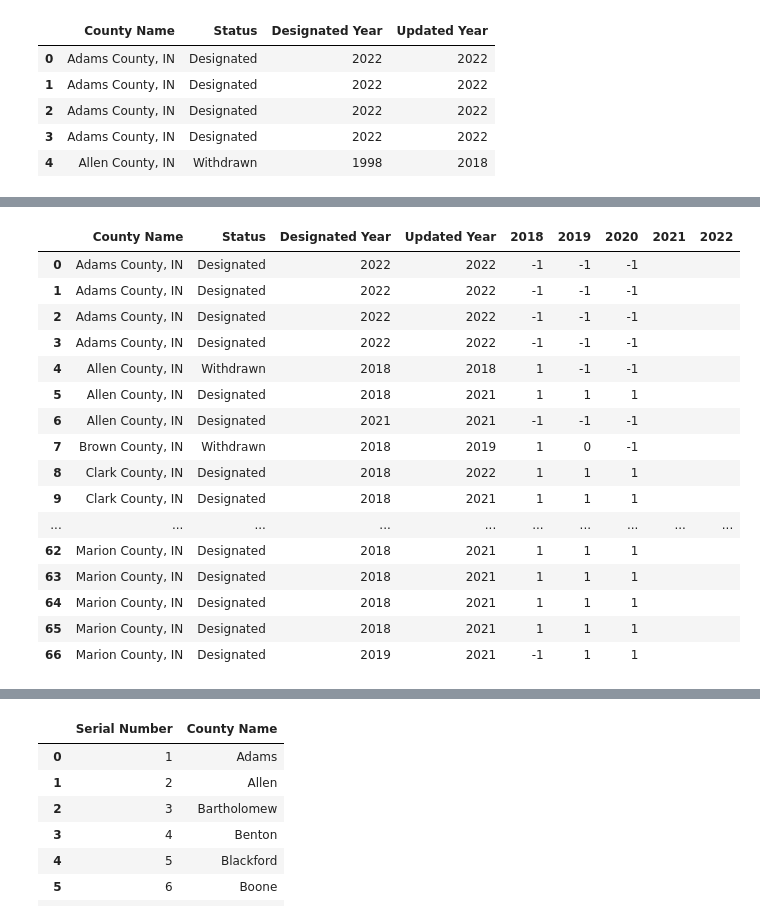
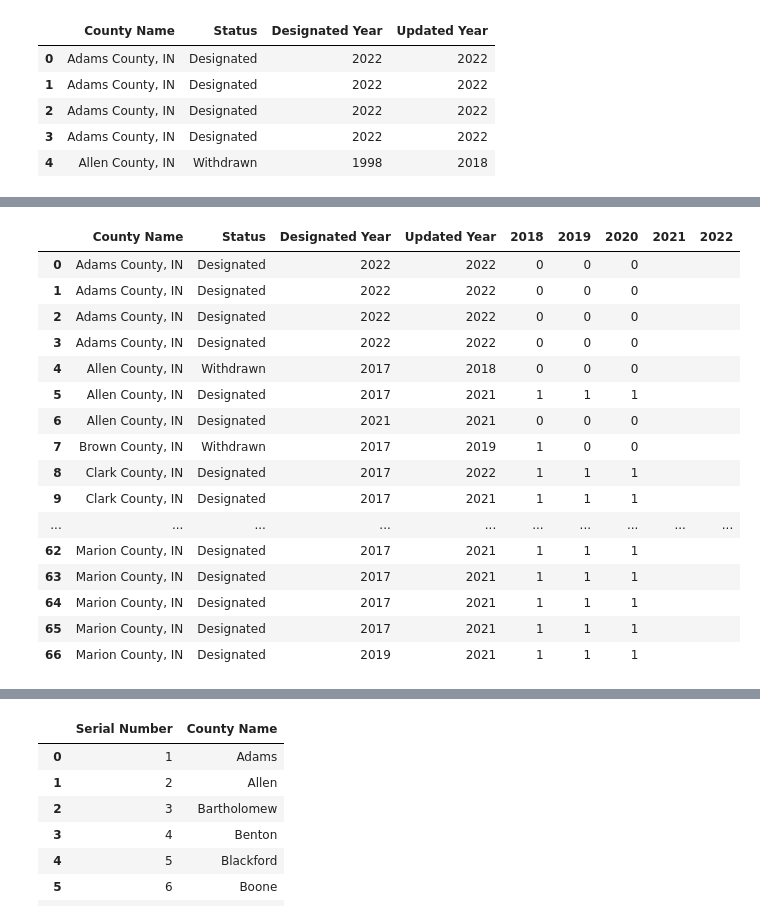
Before and after one commit to cpokala/DPSA-and-HPV-in-Indiana-, a Jupyter notebook: DPSA_and_HPV.ipynb, the cells around one changed output, grey strips where cells are left out. Saved outputs shown, nothing was run; the diff lists cells and outputs as text; code cells hidden in the pictures.

```diff
--- a/DPSA_and_HPV.ipynb
+++ b/DPSA_and_HPV.ipynb
@@ -129,6 +119,6 @@ new_dpsa_table
 100 rows × 9 columns
 # %%
 #Since we need data from 2018, if it was designated bedore that and is still designated, we will take minimum year as 2018.
-new_dpsa_table['Designated Year']=new_dpsa_table['Designated Year'].where(new_dpsa_table['Designated Year'] > 2018, 2018)
+new_dpsa_table['Designated Year']=new_dpsa_table['Designated Year'].where(new_dpsa_table['Designated Year'] > 2018, 2017)
 new_dpsa_table.head(30)
 # %% [output]
@@ -165,8 +150,21 @@ def individual_year_data(rows):
     return 1
   elif (rows['Updated Year']==check_year) and (rows['Status']=='Designated'):
     return 1
+  elif (rows['Updated Year']< check_year) and (rows['Status']=='Designated'):
+    return 1
+  elif (rows['Updated Year'] > check_year) and (rows['Status']=='Designated')  and (rows['Updated Year'] > rows['Designated Year']):
+    return 1
+  elif (rows['Updated Year'] > check_year) and (rows['Status']=='Withdrawn')  and (rows['Updated Year'] > rows['Designated Year']):
+    return 0
   elif (rows['Updated Year']==check_year) and (rows['Status']=='Withdrawn'):
     return 0
+  elif (rows['Updated Year']< check_year) and (rows['Status']=='Withdrawn'):
+    return 0
+  elif ( (rows['Updated Year']> check_year) and  (rows['Designated Year'] > check_year) and (rows['Status']=='Designated')  ):
+    return 0
+  elif ( (rows['Updated Year']> check_year) and  (rows['Designated Year'] > check_year)  and  (rows['Designated Year'] < rows['Updated Year']) and (rows['Status']=='Withdrawn')  ):
+    return 1
+
   else:
     return -1
 
@@ -201,5 +194,5 @@ See the caveats in the documentation: https://pandas.pydata.org/pandas-docs/stab
 # %%
-
+# To get data for 2019:
 # Define the function to apply
 def individual_year_data(rows):
   check_year=2019
@@ -209,8 +202,21 @@ def individual_year_data(rows):
     return 1
   elif (rows['Updated Year']==check_year) and (rows['Status']=='Designated'):
     return 1
+  elif (rows['Updated Year']< check_year) and (rows['Status']=='Designated'):
+    return 1
+  elif (rows['Updated Year'] > check_year) and (rows['Status']=='Designated')  and (rows['Updated Year'] > rows['Designated Year']):
+    return 1
+  elif (rows['Updated Year'] > check_year) and (rows['Status']=='Withdrawn')  and (rows['Updated Year'] > rows['Designated Year']):
+    return 0
   elif (rows['Updated Year']==check_year) and (rows['Status']=='Withdrawn'):
     return 0
+  elif (rows['Updated Year']< check_year) and (rows['Status']=='Withdrawn'):
+    return 0
+  elif ( (rows['Updated Year']> check_year) and  (rows['Designated Year'] > check_year) and (rows['Status']=='Designated')  ):
+    return 0
+  elif ( (rows['Updated Year']> check_year) and  (rows['Designated Year'] > check_year)  and  (rows['Designated Year'] < rows['Updated Year']) and (rows['Status']=='Withdrawn')  ):
+    return 1
+
   else:
     return -1
 
@@ -240,40 +246,53 @@ new_dpsa_table.head(60)
 # %%
-
+# To get data for 2020:
 # Define the function to apply
 def individual_year_data(rows):
   check_year=2020
   if rows['Designated Year']==check_year:
     return 1
   elif rows['Designated Year']<check_year and check_year< rows['Updated Year']:
     return 1
   elif (rows['Updated Year']==check_year) and (rows['Status']=='Designated'):
     return 1
+  elif (rows['Updated Year']< check_year) and (rows['Status']=='Designated'):
+    return 1
+  elif (rows['Updated Year'] > check_year) and (rows['Status']=='Designated')  and (rows['Updated Year'] > rows['Designated Year']):
+    return 1
+  elif (rows['Updated Year'] > check_year) and (rows['Status']=='Withdrawn')  and (rows['Updated Year'] > rows['Designated Year']):
+    return 0
   elif (rows['Updated Year']==check_year) and (rows['Status']=='Withdrawn'):
     return 0
+  elif (rows['Updated Year']< check_year) and (rows['Status']=='Withdrawn'):
+    return 0
+  elif ( (rows['Updated Year']> check_year) and  (rows['Designated Year'] > check_year) and (rows['Status']=='Designated')  ):
+    return 0
+  elif ( (rows['Updated Year']> check_year) and  (rows['Designated Year'] > check_year)  and  (rows['Designated Year'] < rows['Updated Year']) and (rows['Status']=='Withdrawn')  ):
+    return 1
+
   else:
     return -1
 
 
 # Apply the function to each row and create a new column '2018'
 new_dpsa_table['2020'] = new_dpsa_table.apply(individual_year_data, axis=1)
 
 new_dpsa_table.head(60)
 # %% [output]
 |  | County Name | Status | Designated Year | Updated Year | 2018 | 2019 | 2020 | 2021 | 2022 |
-| 0 | Adams County, IN | Designated | 2022 | 2022 | -1 | -1 | -1 |  |  |
-| 1 | Adams County, IN | Designated | 2022 | 2022 | -1 | -1 | -1 |  |  |
-| 2 | Adams County, IN | Designated | 2022 | 2022 | -1 | -1 | -1 |  |  |
-| 3 | Adams County, IN | Designated | 2022 | 2022 | -1 | -1 | -1 |  |  |
-| 4 | Allen County, IN | Withdrawn | 2018 | 2018 | 1 | -1 | -1 |  |  |
-| 5 | Allen County, IN | Designated | 2018 | 2021 | 1 | 1 | 1 |  |  |
-| 6 | Allen County, IN | Designated | 2021 | 2021 | -1 | -1 | -1 |  |  |
-| 7 | Brown County, IN | Withdrawn | 2018 | 2019 | 1 | 0 | -1 |  |  |
-| 8 | Clark County, IN | Designated | 2018 | 2022 | 1 | 1 | 1 |  |  |
-| 9 | Clark County, IN | Designated | 2018 | 2021 | 1 | 1 | 1 |  |  |
+| 0 | Adams County, IN | Designated | 2022 | 2022 | 0 | 0 | 0 |  |  |
+| 1 | Adams County, IN | Designated | 2022 | 2022 | 0 | 0 | 0 |  |  |
+| 2 | Adams County, IN | Designated | 2022 | 2022 | 0 | 0 | 0 |  |  |
+| 3 | Adams County, IN | Designated | 2022 | 2022 | 0 | 0 | 0 |  |  |
+| 4 | Allen County, IN | Withdrawn | 2017 | 2018 | 0 | 0 | 0 |  |  |
+| 5 | Allen County, IN | Designated | 2017 | 2021 | 1 | 1 | 1 |  |  |
+| 6 | Allen County, IN | Designated | 2021 | 2021 | 0 | 0 | 0 |  |  |
+| 7 | Brown County, IN | Withdrawn | 2017 | 2019 | 1 | 0 | 0 |  |  |
+| 8 | Clark County, IN | Designated | 2017 | 2022 | 1 | 1 | 1 |  |  |
+| 9 | Clark County, IN | Designated | 2017 | 2021 | 1 | 1 | 1 |  |  |
 | ... | ... | ... | ... | ... | ... | ... | ... | ... | ... |
-| 62 | Marion County, IN | Designated | 2018 | 2021 | 1 | 1 | 1 |  |  |
-| 63 | Marion County, IN | Designated | 2018 | 2021 | 1 | 1 | 1 |  |  |
-| 64 | Marion County, IN | Designated | 2018 | 2021 | 1 | 1 | 1 |  |  |
-| 65 | Marion County, IN | Designated | 2018 | 2021 | 1 | 1 | 1 |  |  |
-| 66 | Marion County, IN | Designated | 2019 | 2021 | -1 | 1 | 1 |  |  |
+| 62 | Marion County, IN | Designated | 2017 | 2021 | 1 | 1 | 1 |  |  |
+| 63 | Marion County, IN | Designated | 2017 | 2021 | 1 | 1 | 1 |  |  |
+| 64 | Marion County, IN | Designated | 2017 | 2021 | 1 | 1 | 1 |  |  |
+| 65 | Marion County, IN | Designated | 2017 | 2021 | 1 | 1 | 1 |  |  |
+| 66 | Marion County, IN | Designated | 2019 | 2021 | 1 | 1 | 1 |  |  |
 # %%
```
Also changed, not shown: parts of 21 cells of this notebook.
